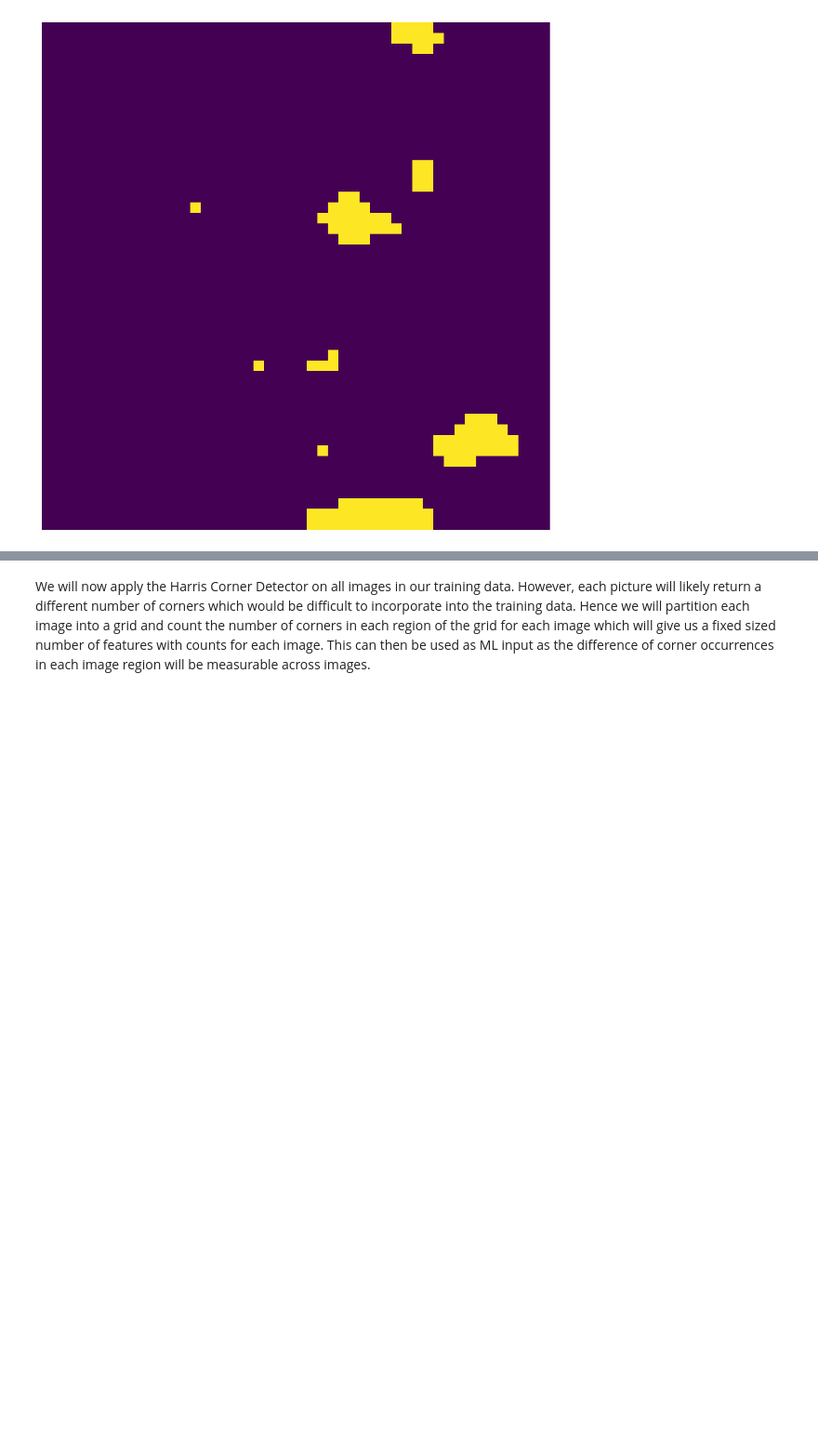
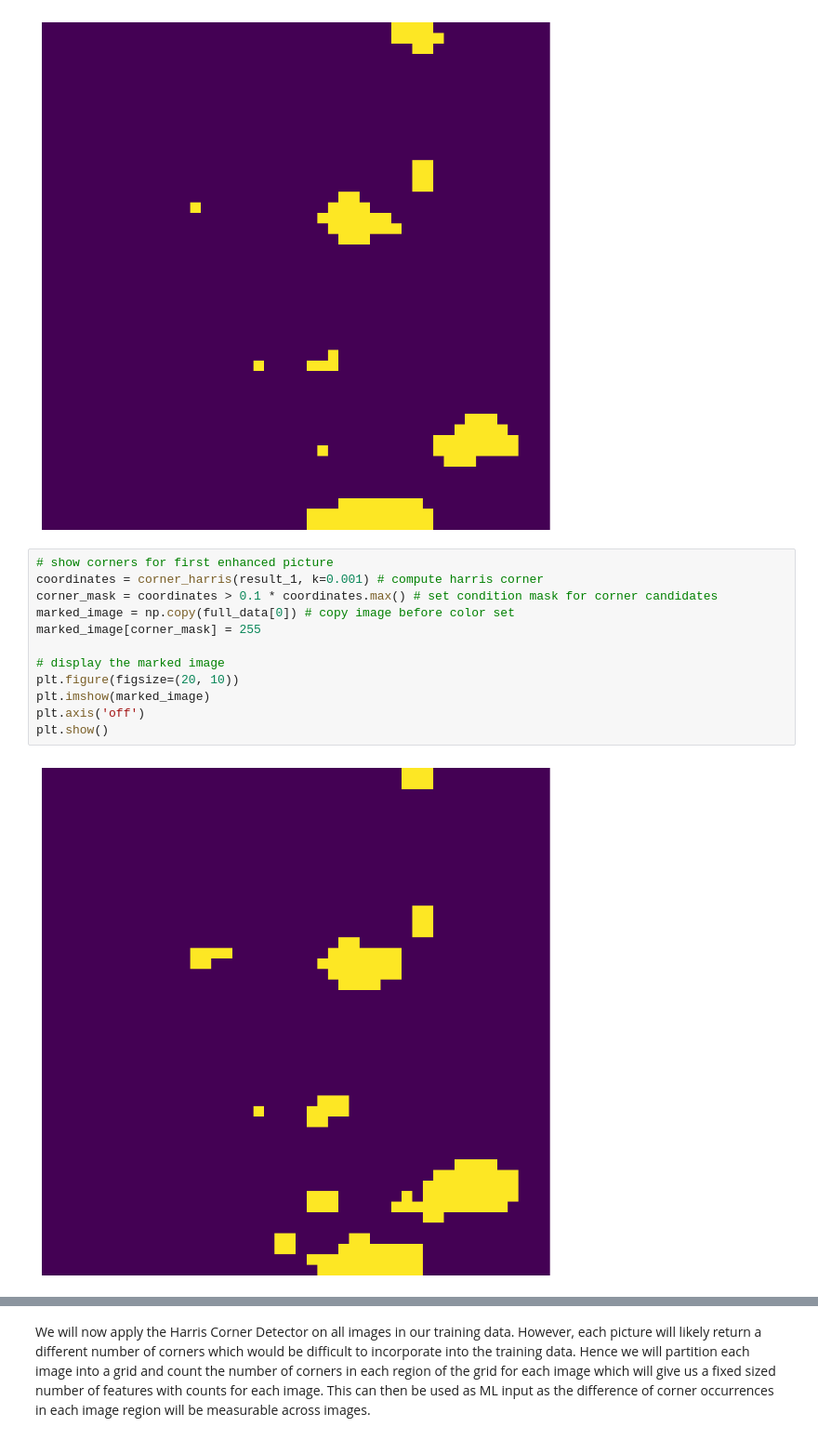
Before and after one commit to felix-rosenberger/image-classification, a Jupyter notebook: Image_Classification.ipynb, the cells around one changed output, grey strips where cells are left out. Shown at 93% size. Drawn from its saved outputs; the diff is of its cells as text; blank space fills up the shorter version.

```diff
--- a/Image_Classification.ipynb
+++ b/Image_Classification.ipynb
@@ -350,6 +424,20 @@ plt.axis('off')
 plt.show()
 # %% [output]
 [figure]
+# %%
+# show corners for first enhanced picture
+coordinates = corner_harris(result_1, k=0.001) # compute harris corner
+corner_mask = coordinates > 0.1 * coordinates.max() # set condition mask for corner candidates
+marked_image = np.copy(full_data[0]) # copy image before color set
+marked_image[corner_mask] = 255
+
+# display the marked image
+plt.figure(figsize=(20, 10))
+plt.imshow(marked_image)
+plt.axis('off')
+plt.show()
+# %% [output]
+[figure, added]
 # %%
 # show how many corners there are in the picture given a minimum distance constraint
 corner_coordinates = corner_peaks(coordinates, min_distance=2)
```
Also changed, not shown: parts of 40 cells of this notebook.
